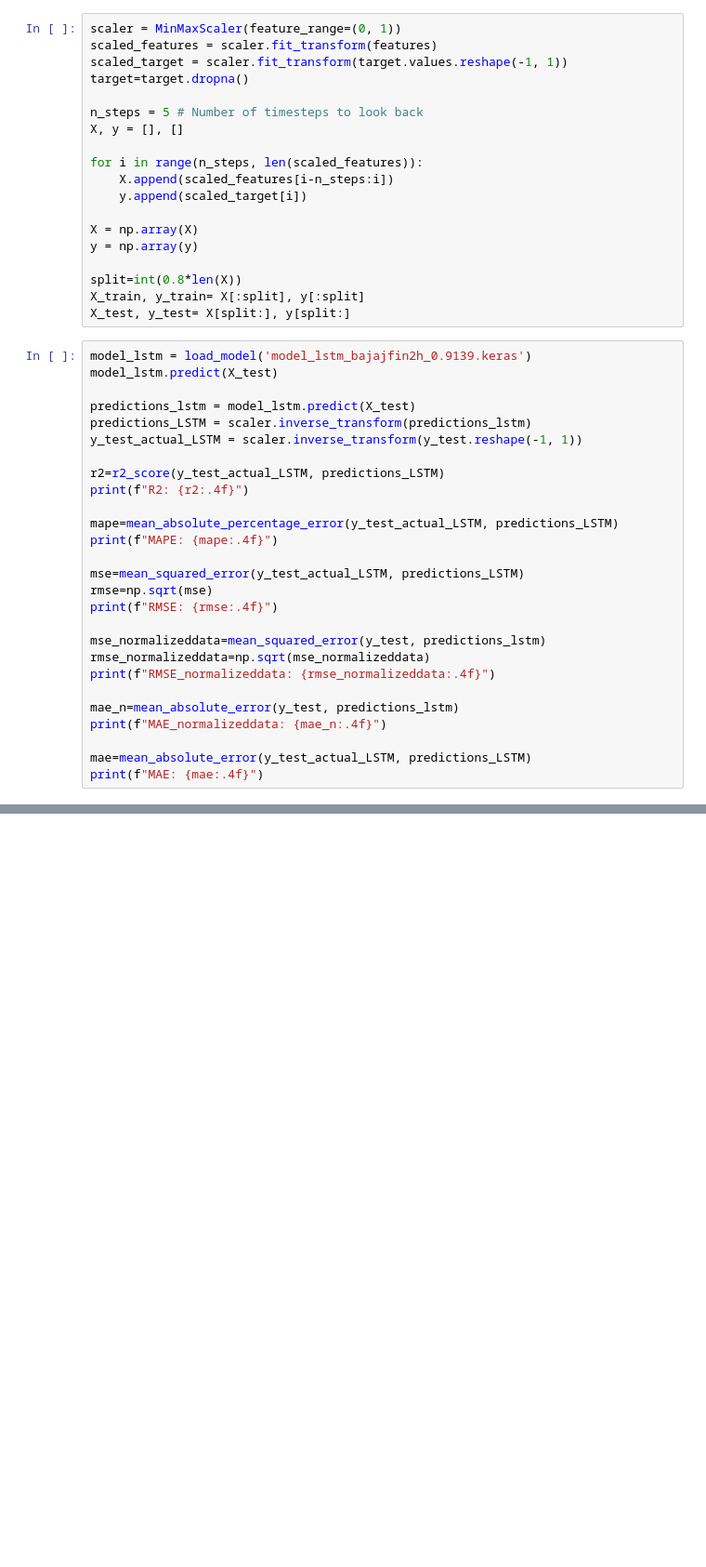
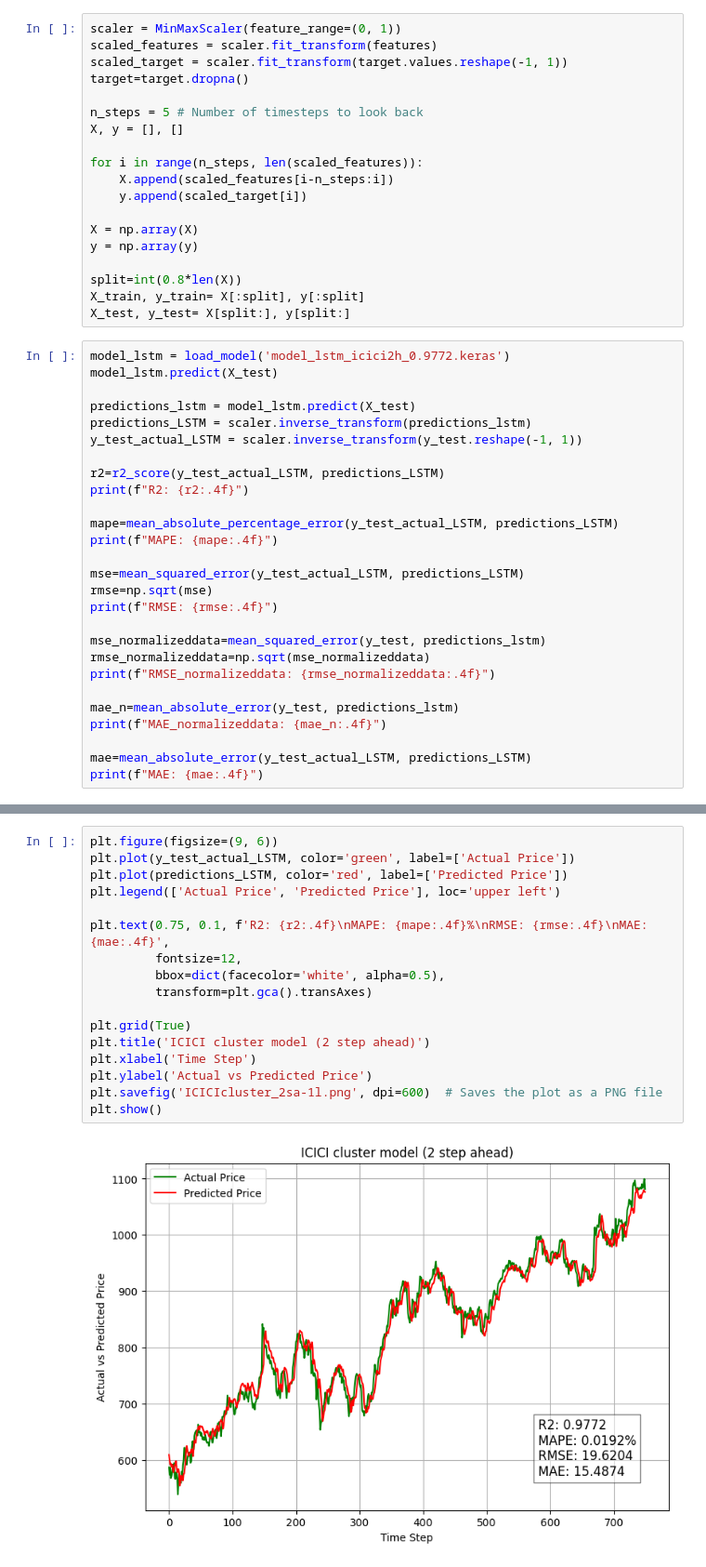
Before and after one commit to bvsdinda/Multi-step-ahead-prediction-using-k-means-TPE-LSTM, a Jupyter notebook: cluster model2.ipynb, the cells around one changed output, grey strips where cells are left out. Shown at 93% size. Drawn from its saved outputs; the diff is of its cells as text; blank space fills up the shorter version.

```diff
--- a/cluster model2.ipynb
+++ b/cluster model2.ipynb
@@ -71,7 +71,7 @@ split=int(0.8*len(X))
 X_train, y_train= X[:split], y[:split]
 X_test, y_test= X[split:], y[split:]
 # %%
-model_lstm = load_model('model_lstm_bajajfin2h_0.9139.keras')
+model_lstm = load_model('model_lstm_icici2h_0.9772.keras')
 model_lstm.predict(X_test)
 
 predictions_lstm = model_lstm.predict(X_test)
@@ -128,3 +109,22 @@ plt.show()
+# %%
+plt.figure(figsize=(9, 6))
+plt.plot(y_test_actual_LSTM, color='green', label=['Actual Price'])
+plt.plot(predictions_LSTM, color='red', label=['Predicted Price'])
+plt.legend(['Actual Price', 'Predicted Price'], loc='upper left')
+
+plt.text(0.75, 0.1, f'R2: {r2:.4f}\nMAPE: {mape:.4f}%\nRMSE: {rmse:.4f}\nMAE: {mae:.4f}',
+         fontsize=12,
+         bbox=dict(facecolor='white', alpha=0.5),
+         transform=plt.gca().transAxes)
+
+plt.grid(True)
+plt.title('ICICI cluster model (2 step ahead)')
+plt.xlabel('Time Step')
+plt.ylabel('Actual vs Predicted Price')
+plt.savefig('ICICIcluster_2sa-1l.png', dpi=600)  # Saves the plot as a PNG file
+plt.show()
+# %% [output]
+[figure, added]
 # %%
 model_lstm.predict(X_train)
 
```
Also changed, not shown: parts of 25 cells of this notebook, 6 other files.
